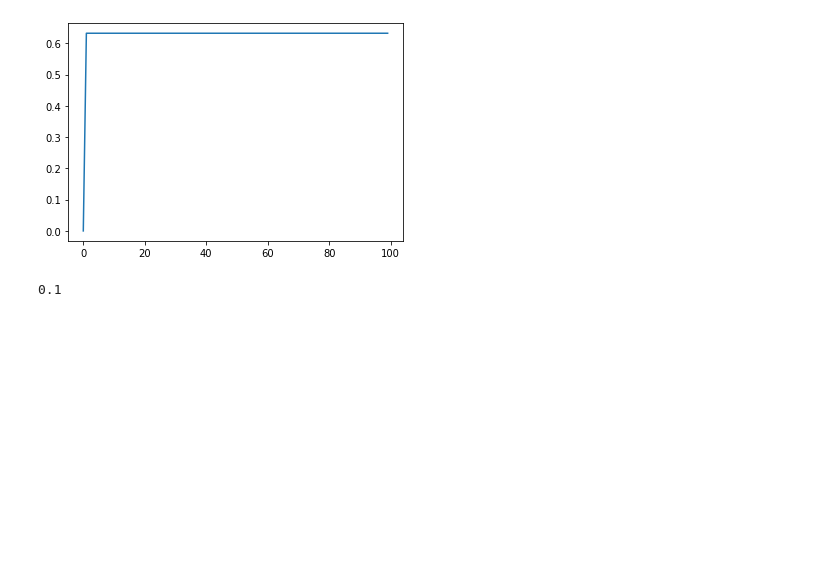
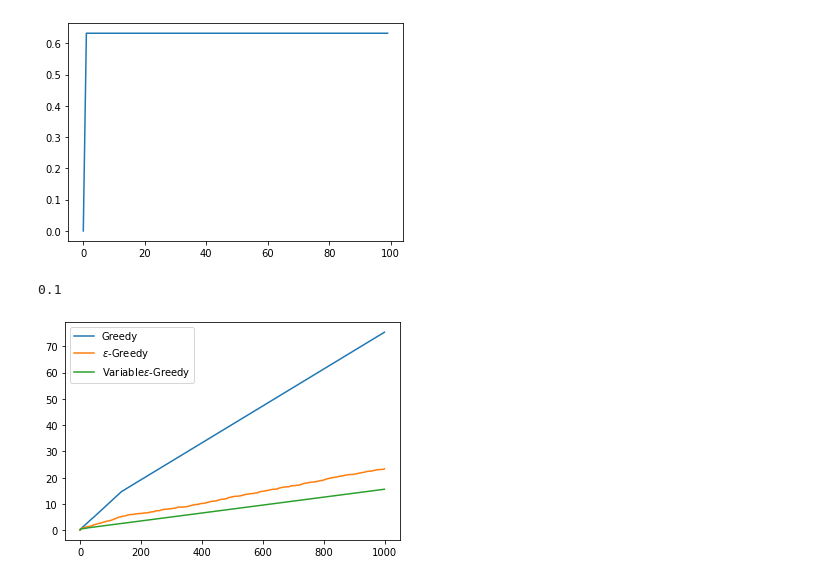
Before and after one commit to Utkarshp1/CS-414-Reinforcement-Learning, a Jupyter notebook: Multi-Armed Bandits/src/Untitled.ipynb, the cells around one changed output. Drawn from its saved outputs; the diff is of its cells as text; code cells hidden in the pictures; blank space fills up the shorter version.

Commit message:
Added full experiment tracking code

```diff
--- a/Multi-Armed Bandits/src/Untitled.ipynb
+++ b/Multi-Armed Bandits/src/Untitled.ipynb
@@ -97,3 +100,9 @@ plt.show()
 experiment.algo.get_config()
 # %% [output]
 0.1
+# %%
+algo = {"Greedy": (Greedy, {}),
+       "$\epsilon$-Greedy": (Greedy, {"eps": 0.1}),
+       "Variable $\epsilon$-Greedy": (Greedy, {"eps_schedule": create_inverse_schedule(0.1)})}
+
+experiment = Experiment(algo, "Greedy", num_runs=1000, metrics=[MeanCummulativeRegret()])
@@ -99,0 +111,4 @@ experiment.algo.get_config()
+# %%
+experiment.generate_plots()
+# %% [output]
+[figure, added]
```
Also changed, not shown: parts of 5 cells of this notebook, 4 other files.
